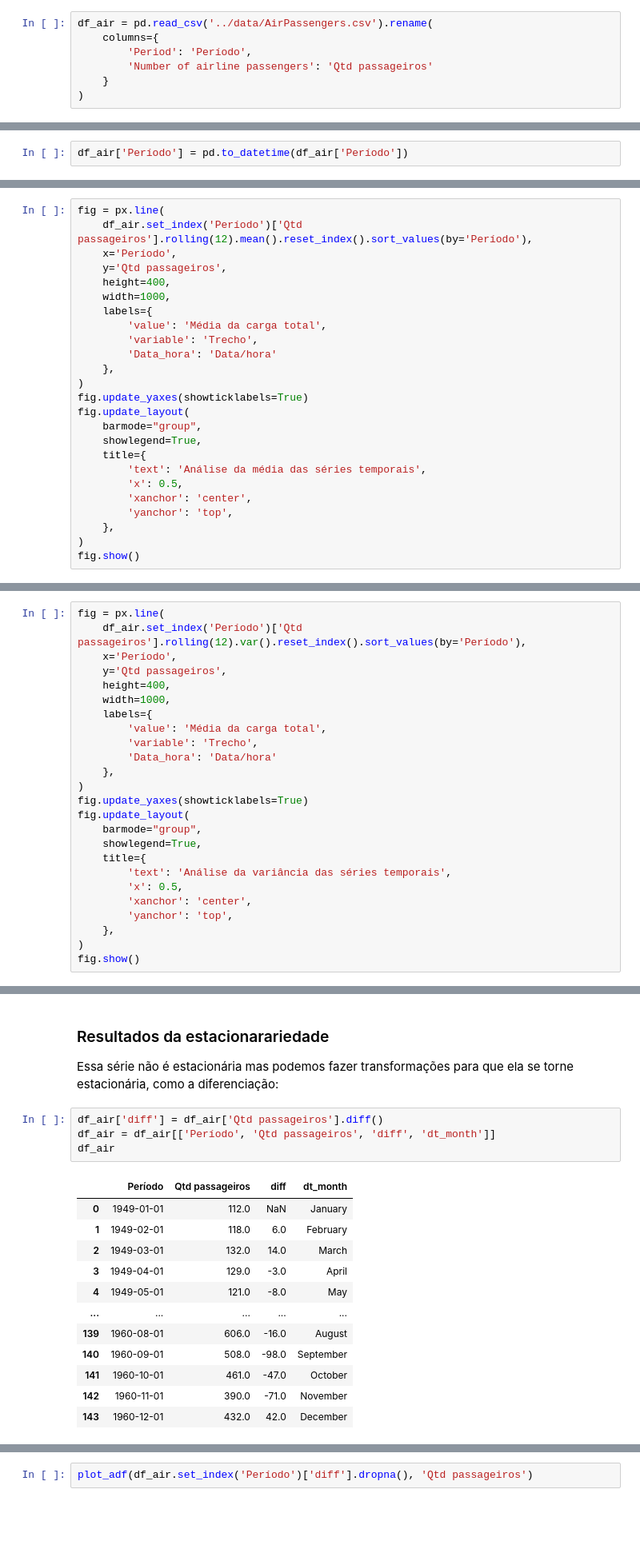
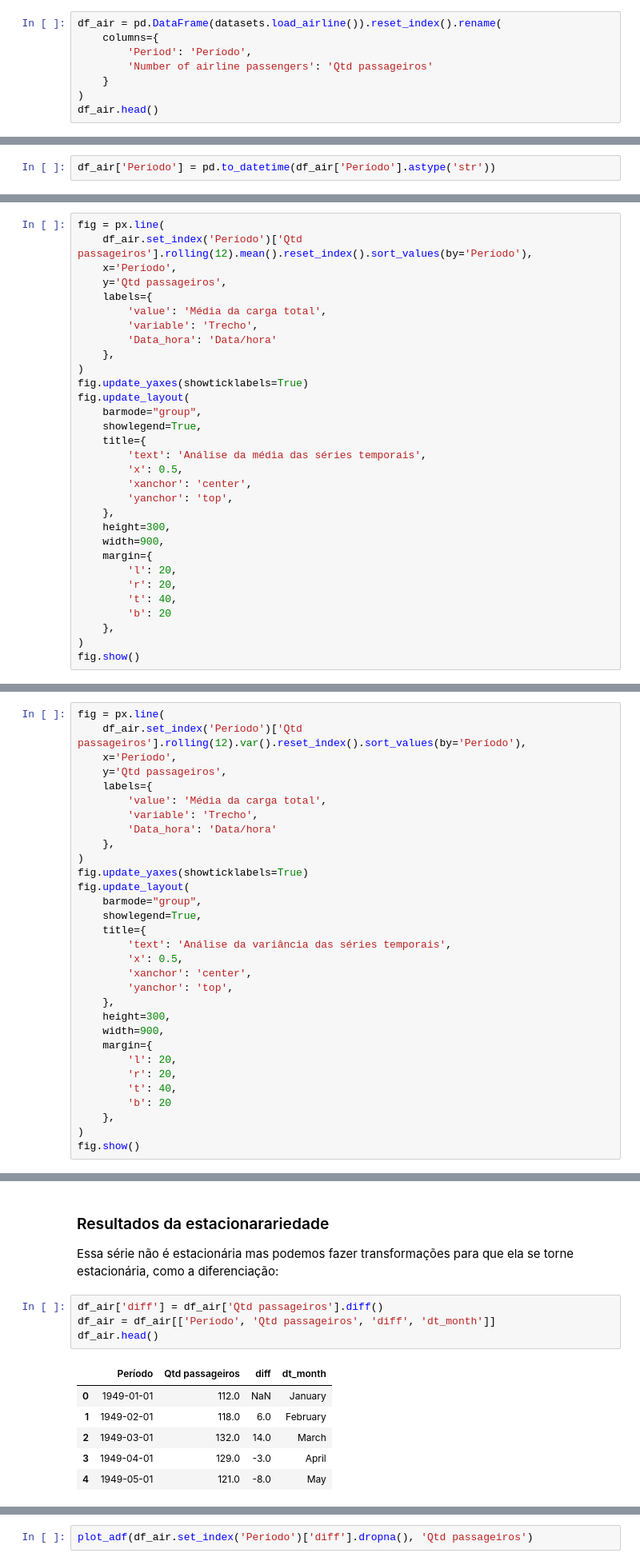
Before and after one commit to alvarodiegomaia/time-series-presentation, a Jupyter notebook: notebooks/00-slide-show.ipynb, the cells around one changed output, grey strips where cells are left out. Shown at 80% size. Drawn from its saved outputs; the diff is of its cells as text; blank space fills up the shorter version.

```diff
--- a/notebooks/00-slide-show.ipynb
+++ b/notebooks/00-slide-show.ipynb
@@ -423,9 +572,10 @@ def plot_adf(serie, titulo, maxlag=20):
 
 Esse dataset contém uma tabela com o número de passagerios de companhias aéreas por mês.
 # %%
-df_air = pd.read_csv('../data/AirPassengers.csv').rename(
+df_air = pd.DataFrame(datasets.load_airline()).reset_index().rename(
     columns={
         'Period': 'Período',
         'Number of airline passengers': 'Qtd passageiros'
     }
 )
+df_air.head()
@@ -432,7 +589,7 @@ df_air = pd.read_csv('../data/AirPassengers.csv').rename(
 # %% [markdown]
 Convertendo a coluna `Período` para o tipo de dados de data e hora.
 # %%
-df_air['Período'] = pd.to_datetime(df_air['Período'])
+df_air['Período'] = pd.to_datetime(df_air['Período'].astype('str'))
 # %%
 df_air.info()
 # %% [output]
@@ -601,8 +783,6 @@ fig = px.line(
     df_air.set_index('Período')['Qtd passageiros'].rolling(12).mean().reset_index().sort_values(by='Período'),
     x='Período',
     y='Qtd passageiros',
-    height=400,
-    width=1000,
     labels={
         'value': 'Média da carga total',
         'variable': 'Trecho',
@@ -619,6 +799,14 @@ fig.update_layout(
         'xanchor': 'center',
         'yanchor': 'top',
     },
+    height=300,
+    width=900,
+    margin={
+        'l': 20,
+        'r': 20,
+        't': 40,
+        'b': 20
+    },
 )
 fig.show()
 # %% [output]
@@ -632,8 +820,6 @@ fig = px.line(
     df_air.set_index('Período')['Qtd passageiros'].rolling(12).var().reset_index().sort_values(by='Período'),
     x='Período',
     y='Qtd passageiros',
-    height=400,
-    width=1000,
     labels={
         'value': 'Média da carga total',
         'variable': 'Trecho',
@@ -650,6 +836,14 @@ fig.update_layout(
         'xanchor': 'center',
         'yanchor': 'top',
     },
+    height=300,
+    width=900,
+    margin={
+        'l': 20,
+        'r': 20,
+        't': 40,
+        'b': 20
+    },
 )
 fig.show()
 # %% [output]
@@ -673,17 +867,11 @@ Essa série não é estacionária mas podemos fazer transformações para que el
 # %%
 df_air['diff'] = df_air['Qtd passageiros'].diff()
 df_air = df_air[['Período', 'Qtd passageiros', 'diff', 'dt_month']]
-df_air
+df_air.head()
 # %% [output]
 |  | Período | Qtd passageiros | diff | dt_month |
 | 0 | 1949-01-01 | 112.0 | NaN | January |
 | 1 | 1949-02-01 | 118.0 | 6.0 | February |
 | 2 | 1949-03-01 | 132.0 | 14.0 | March |
 | 3 | 1949-04-01 | 129.0 | -3.0 | April |
 | 4 | 1949-05-01 | 121.0 | -8.0 | May |
-| ... | ... | ... | ... | ... |
-| 139 | 1960-08-01 | 606.0 | -16.0 | August |
-| 140 | 1960-09-01 | 508.0 | -98.0 | September |
-| 141 | 1960-10-01 | 461.0 | -47.0 | October |
-| 142 | 1960-11-01 | 390.0 | -71.0 | November |
-| 143 | 1960-12-01 | 432.0 | 42.0 | December |
```
Also changed, not shown: parts of 94 cells of this notebook, 2 other files.
